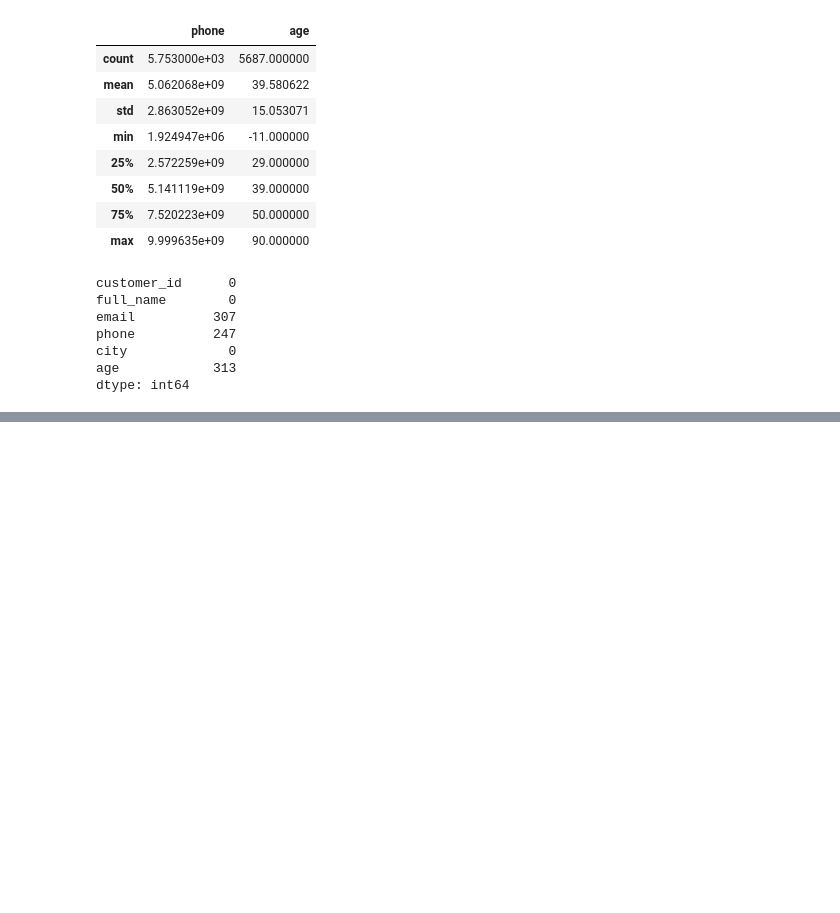
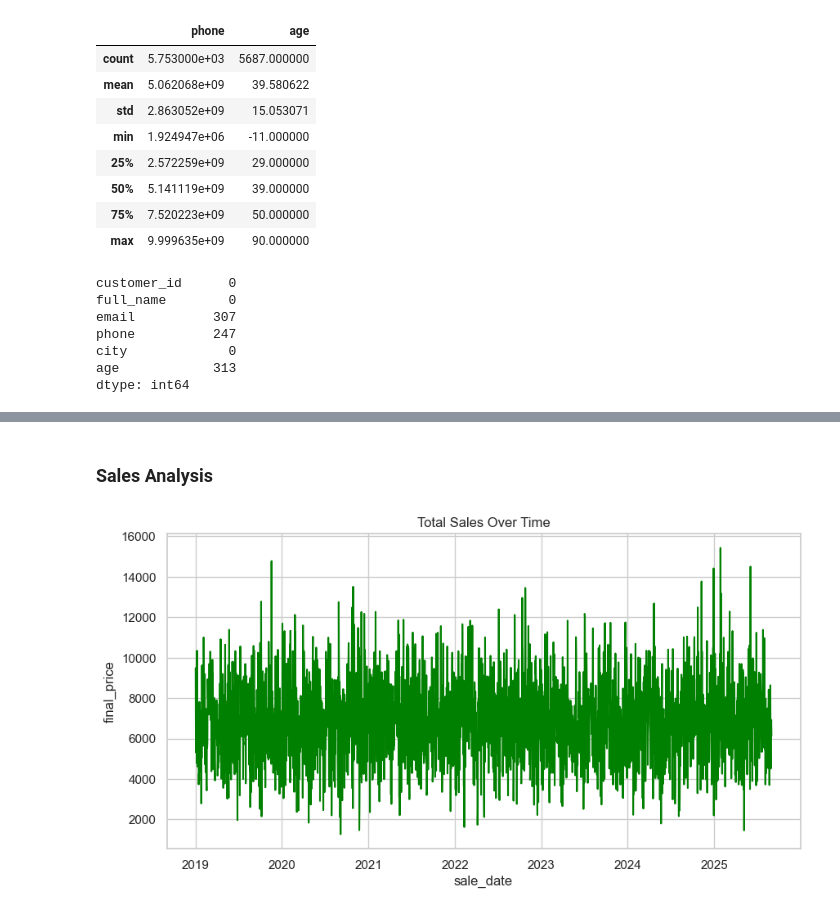
Before and after one commit to siddsahu17/PEC-EDA-Project, a Jupyter notebook: eda.ipynb, the cells around one changed output, grey strips where cells are left out. Saved outputs shown, nothing was run; the diff lists cells and outputs as text; code cells hidden in the pictures; blank space fills up the shorter version.

```diff
--- a/eda.ipynb
+++ b/eda.ipynb
@@ -145,3 +179,23 @@ phone          247
 city             0
 age            313
 dtype: int64
+# %%
+# Load DataFrames
+
+customers = pd.read_csv('data/Customers.csv')
+medicine = pd.read_csv('data/Medicine.csv')
+pharmacy = pd.read_csv('data/PharmacyShops.csv')
+prescriptions = pd.read_csv('data/Prescriptions.csv')
+purchases = pd.read_csv('data/Purchases.csv')
+sales_bills = pd.read_csv('data/SalesBills.csv')
+stocks = pd.read_csv('data/Stocks.csv')
+med_type = pd.read_csv('data/TypesofMedicine.csv')
+
+# Map DataFrames to schema entities
+dim_customer = customers.copy()
+dim_medicine = medicine.merge(med_type, on='type_id', how='left')
+dim_shop = pharmacy.copy()
+dim_prescription = prescriptions.copy()
+dim_purchase = purchases.copy()
+fact_sales = sales_bills.copy()
+fact_stock = stocks.copy()
@@ -147,0 +547,10 @@ dtype: int64
+# %%
+import pandas as pd
+import numpy as np
+import matplotlib.pyplot as plt
+import seaborn as sns
+import plotly.express as px
+import plotly.graph_objects as go
+
+sns.set(style="whitegrid", palette="Set2")
+plt.rcParams["figure.figsize"] = (10,5)
@@ -147,0 +679,12 @@ dtype: int64
+# %% [markdown]
+### Sales Analysis
+# %%
+fact_sales['sale_date'] = pd.to_datetime(fact_sales['sale_date'])
+sales_over_time = fact_sales.groupby('sale_date')['final_price'].sum().reset_index()
+
+plt.figure(figsize=(10,5))
+sns.lineplot(data=sales_over_time, x='sale_date', y='final_price', color='green')
+plt.title("Total Sales Over Time")
+plt.show()
+# %% [output]
+[figure, added]
```
Also changed, not shown: parts of 42 cells of this notebook, 1 other file.
